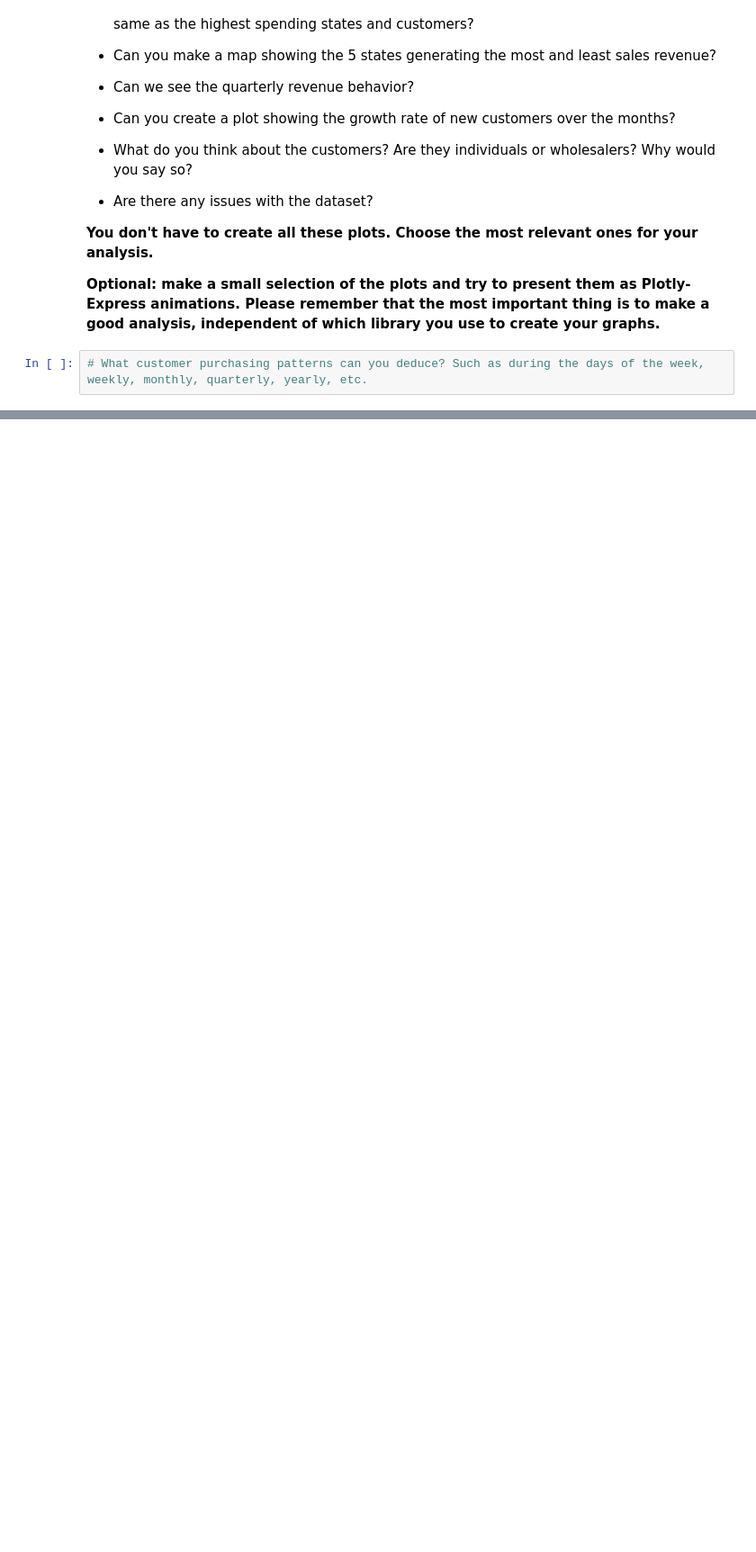
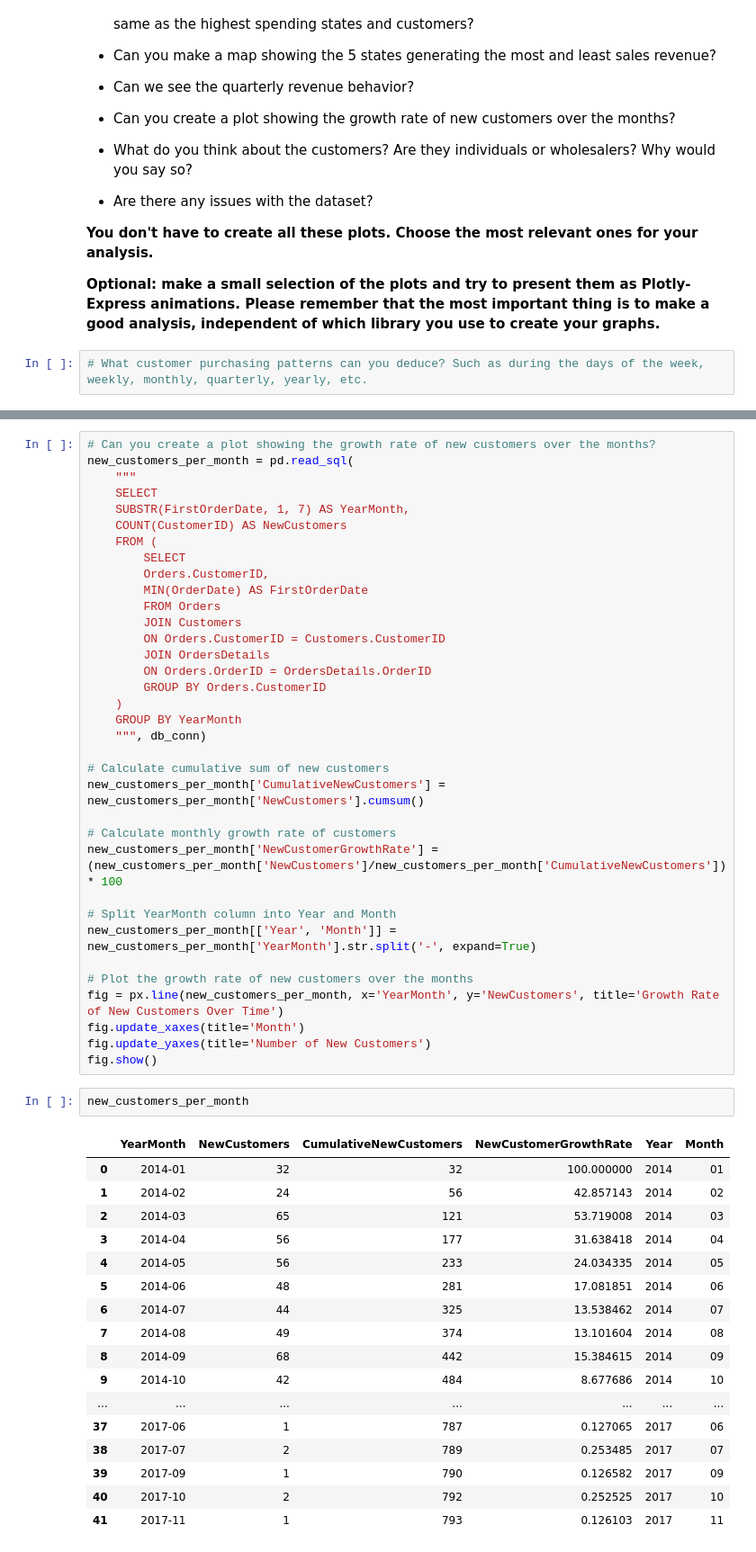
Before and after one commit to michalpasternak7/e-Commerce, a Jupyter notebook: superstore_eda.ipynb, the cells around one changed output, grey strips where cells are left out. Shown at 90% size. Cells and saved outputs as stored; diff of their text form; blank space fills up the shorter version.

```diff
--- a/superstore_eda.ipynb
+++ b/superstore_eda.ipynb
@@ -173,0 +592,55 @@ px.bar(df, x='Day')
+# %%
+# Can you create a plot showing the growth rate of new customers over the months?
+new_customers_per_month = pd.read_sql(
+    """
+    SELECT
+    SUBSTR(FirstOrderDate, 1, 7) AS YearMonth,
+    COUNT(CustomerID) AS NewCustomers
+    FROM (
+        SELECT
+        Orders.CustomerID,
+        MIN(OrderDate) AS FirstOrderDate
+        FROM Orders
+        JOIN Customers
+        ON Orders.CustomerID = Customers.CustomerID
+        JOIN OrdersDetails
+        ON Orders.OrderID = OrdersDetails.OrderID
+        GROUP BY Orders.CustomerID
+    )
+    GROUP BY YearMonth
+    """, db_conn)
+
+# Calculate cumulative sum of new customers
+new_customers_per_month['CumulativeNewCustomers'] = new_customers_per_month['NewCustomers'].cumsum()
+
+# Calculate monthly growth rate of customers
+new_customers_per_month['NewCustomerGrowthRate'] = (new_customers_per_month['NewCustomers']/new_customers_per_month['CumulativeNewCustomers']) * 100
+
+# Split YearMonth column into Year and Month
+new_customers_per_month[['Year', 'Month']] = new_customers_per_month['YearMonth'].str.split('-', expand=True)
+
+# Plot the growth rate of new customers over the months
+fig = px.line(new_customers_per_month, x='YearMonth', y='NewCustomers', title='Growth Rate of New Customers Over Time')
+fig.update_xaxes(title='Month')
+fig.update_yaxes(title='Number of New Customers')
+fig.show()
+# %%
+new_customers_per_month
+# %% [output]
+|  | YearMonth | NewCustomers | CumulativeNewCustomers | NewCustomerGrowthRate | Year | Month |
+| 0 | 2014-01 | 32 | 32 | 100.000000 | 2014 | 01 |
+| 1 | 2014-02 | 24 | 56 | 42.857143 | 2014 | 02 |
+| 2 | 2014-03 | 65 | 121 | 53.719008 | 2014 | 03 |
+| 3 | 2014-04 | 56 | 177 | 31.638418 | 2014 | 04 |
+| 4 | 2014-05 | 56 | 233 | 24.034335 | 2014 | 05 |
+| 5 | 2014-06 | 48 | 281 | 17.081851 | 2014 | 06 |
+| 6 | 2014-07 | 44 | 325 | 13.538462 | 2014 | 07 |
+| 7 | 2014-08 | 49 | 374 | 13.101604 | 2014 | 08 |
+| 8 | 2014-09 | 68 | 442 | 15.384615 | 2014 | 09 |
+| 9 | 2014-10 | 42 | 484 | 8.677686 | 2014 | 10 |
+| ... | ... | ... | ... | ... | ... | ... |
+| 37 | 2017-06 | 1 | 787 | 0.127065 | 2017 | 06 |
+| 38 | 2017-07 | 2 | 789 | 0.253485 | 2017 | 07 |
+| 39 | 2017-09 | 1 | 790 | 0.126582 | 2017 | 09 |
+| 40 | 2017-10 | 2 | 792 | 0.252525 | 2017 | 10 |
+| 41 | 2017-11 | 1 | 793 | 0.126103 | 2017 | 11 |
```
Also changed, not shown: parts of 55 cells of this notebook, 1 other file.
